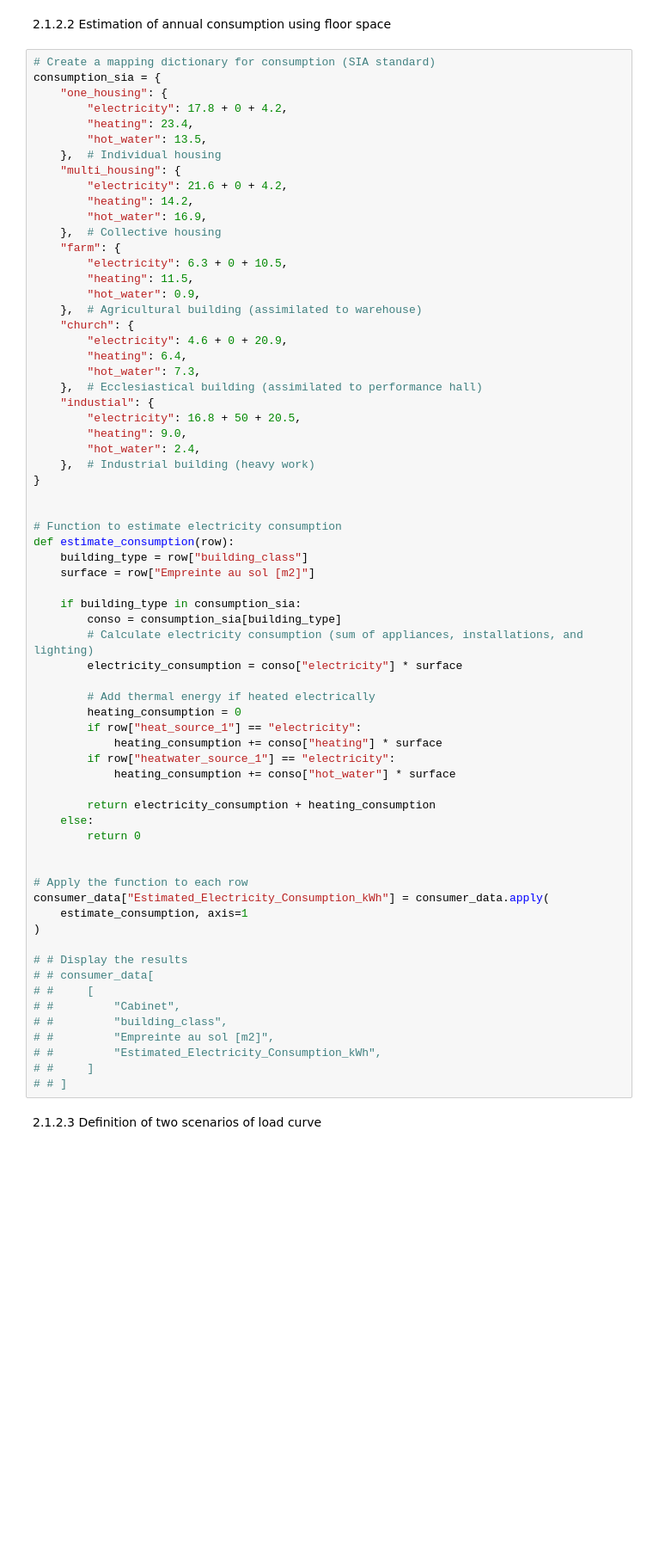
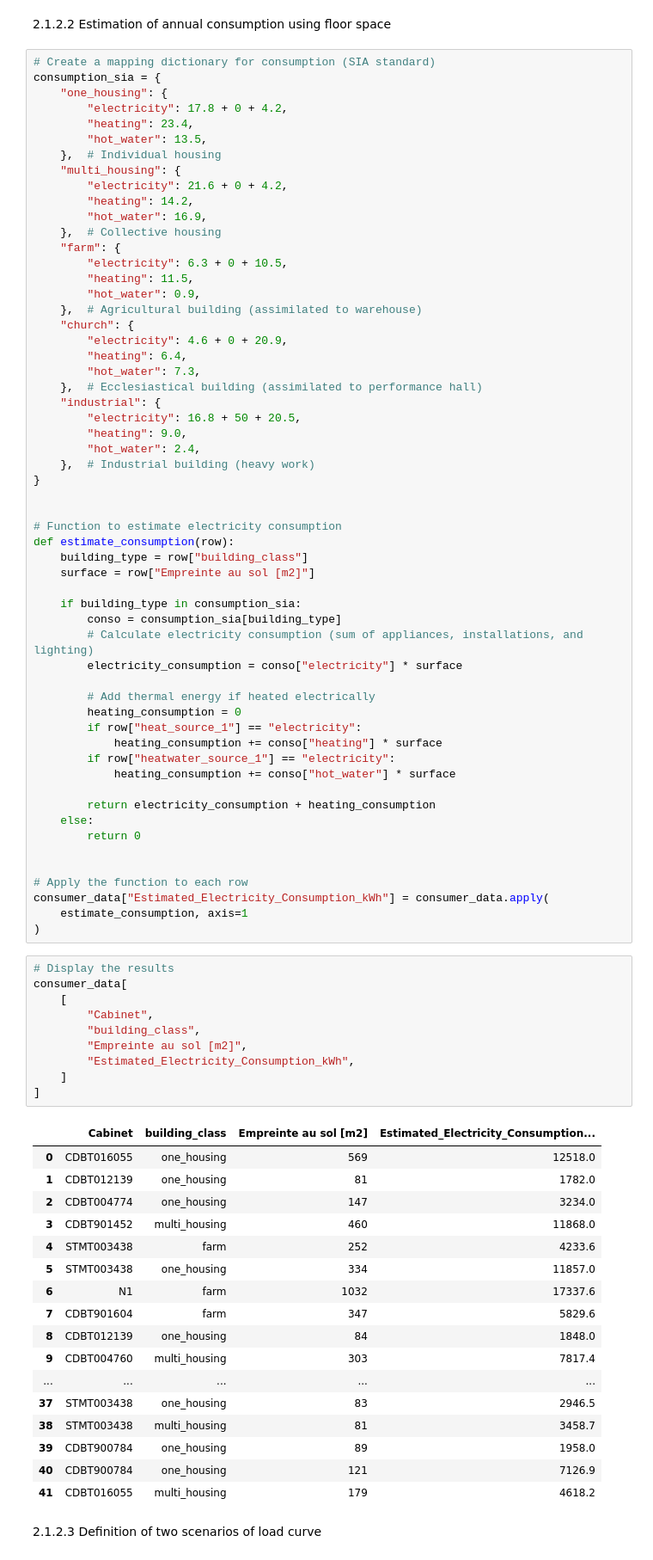
Before and after one commit to micael-buchser/rhtlab_MIB, a Jupyter notebook: Mini-projet-trey_Buchser_Joye/Notebook_Buchser_Joye.ipynb, the cells around one changed output. Shown at 86% size. Saved outputs shown, nothing was run; the diff lists cells and outputs as text; blank space fills up the shorter version.

```diff
--- a/Mini-projet-trey_Buchser_Joye/Notebook_Buchser_Joye.ipynb
+++ b/Mini-projet-trey_Buchser_Joye/Notebook_Buchser_Joye.ipynb
@@ -80,7 +79,7 @@ consumption_sia = {
         "heating": 6.4,
         "hot_water": 7.3,
     },  # Ecclesiastical building (assimilated to performance hall)
-    "industial": {
+    "industrial": {
         "electricity": 16.8 + 50 + 20.5,
         "heating": 9.0,
         "hot_water": 2.4,
@@ -114,15 +113,33 @@ def estimate_consumption(row):
 consumer_data["Estimated_Electricity_Consumption_kWh"] = consumer_data.apply(
     estimate_consumption, axis=1
 )
-
-# # Display the results
-# # consumer_data[
-# #     [
-# #         "Cabinet",
-# #         "building_class",
-# #         "Empreinte au sol [m2]",
-# #         "Estimated_Electricity_Consumption_kWh",
-# #     ]
-# # ]
+# %%
+# Display the results
+consumer_data[
+    [
+        "Cabinet",
+        "building_class",
+        "Empreinte au sol [m2]",
+        "Estimated_Electricity_Consumption_kWh",
+    ]
+]
+# %% [output]
+|  | Cabinet | building_class | Empreinte au sol [m2] | Estimated_Electricity_Consumption... |
+| 0 | CDBT016055 | one_housing | 569 | 12518.0 |
+| 1 | CDBT012139 | one_housing | 81 | 1782.0 |
+| 2 | CDBT004774 | one_housing | 147 | 3234.0 |
+| 3 | CDBT901452 | multi_housing | 460 | 11868.0 |
+| 4 | STMT003438 | farm | 252 | 4233.6 |
+| 5 | STMT003438 | one_housing | 334 | 11857.0 |
+| 6 | N1 | farm | 1032 | 17337.6 |
+| 7 | CDBT901604 | farm | 347 | 5829.6 |
+| 8 | CDBT012139 | one_housing | 84 | 1848.0 |
+| 9 | CDBT004760 | multi_housing | 303 | 7817.4 |
+| ... | ... | ... | ... | ... |
+| 37 | STMT003438 | one_housing | 83 | 2946.5 |
+| 38 | STMT003438 | multi_housing | 81 | 3458.7 |
+| 39 | CDBT900784 | one_housing | 89 | 1958.0 |
+| 40 | CDBT900784 | one_housing | 121 | 7126.9 |
+| 41 | CDBT016055 | multi_housing | 179 | 4618.2 |
 # %% [markdown]
 2.1.2.3 Definition of two scenarios of load curve
```
Also changed, not shown: parts of 6 cells of this notebook, 1 other file.
